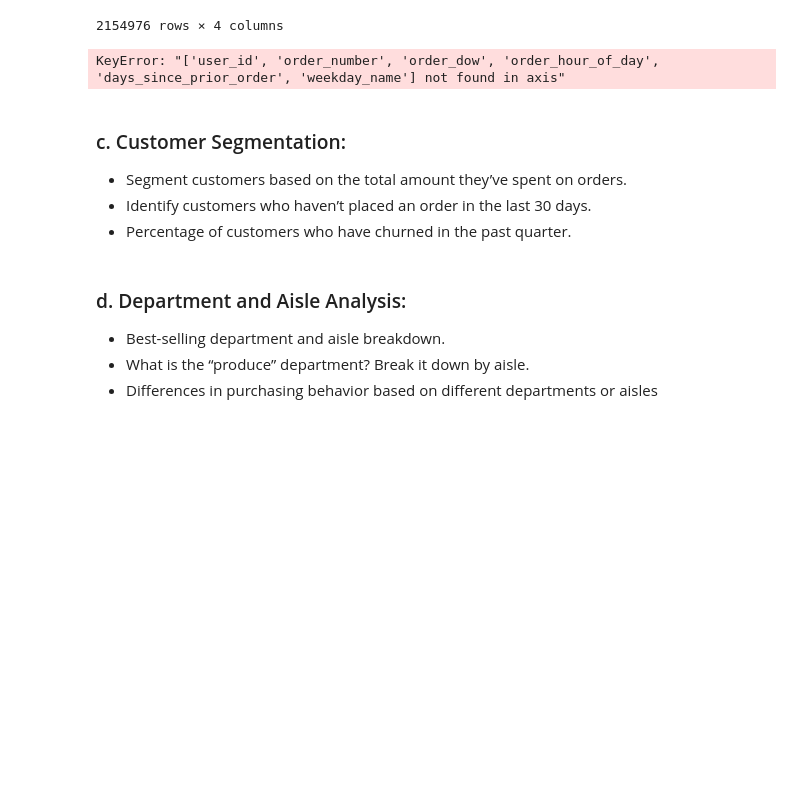
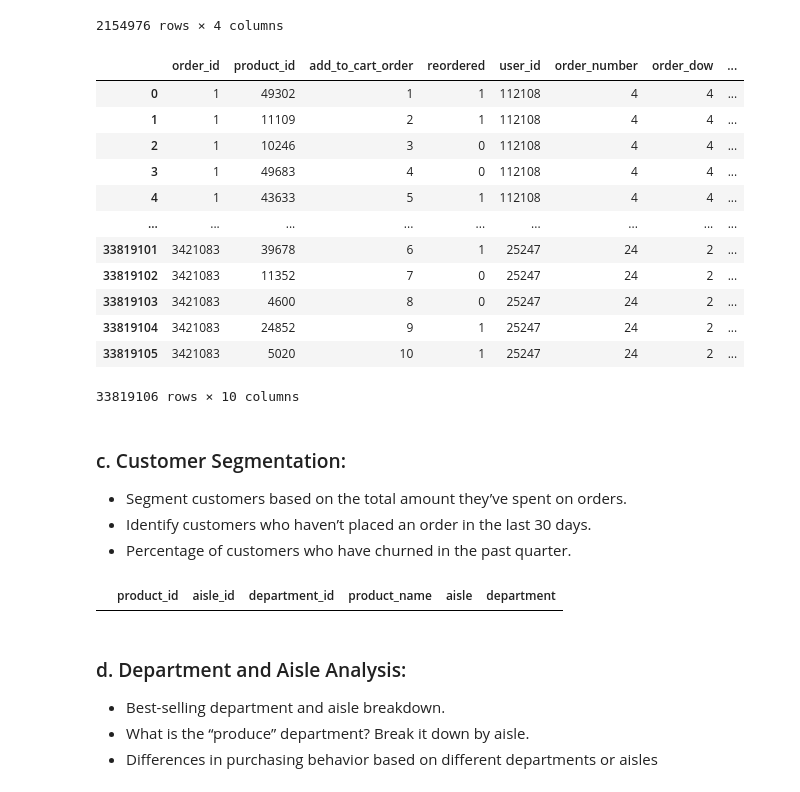
Before and after one commit to mbakr0/instacart-market, a Jupyter notebook: instacart-market.ipynb, the cells around one changed output. Saved outputs shown, nothing was run; the diff lists cells and outputs as text; code cells hidden in the pictures; blank space fills up the shorter version.

```diff
--- a/instacart-market.ipynb
+++ b/instacart-market.ipynb
@@ -528,7 +528,3 @@ order_products.query("add_to_cart_order == 2 & reordered == 1")
 | 33819074 | 3421080 | 4932 | 2 | 1 |
 | 33819090 | 3421082 | 12738 | 2 | 1 |
 2154976 rows × 4 columns
-# %%
-megred = order_products.merge(orders).drop(orders.columns[1:])
-# %% [output]
-KeyError: "['user_id', 'order_number', 'order_dow', 'order_hour_of_day', 'days_since_prior_order', 'weekday_name'] not found in axis"
@@ -537,10 +531,28 @@ megred
+# %%
+order_products.merge(orders)
+# %% [output]
+|  | order_id | product_id | add_to_cart_order | reordered | user_id | order_number | order_dow | ... |
+| 0 | 1 | 49302 | 1 | 1 | 112108 | 4 | 4 | ... |
+| 1 | 1 | 11109 | 2 | 1 | 112108 | 4 | 4 | ... |
+| 2 | 1 | 10246 | 3 | 0 | 112108 | 4 | 4 | ... |
+| 3 | 1 | 49683 | 4 | 0 | 112108 | 4 | 4 | ... |
+| 4 | 1 | 43633 | 5 | 1 | 112108 | 4 | 4 | ... |
+| ... | ... | ... | ... | ... | ... | ... | ... | ... |
+| 33819101 | 3421083 | 39678 | 6 | 1 | 25247 | 24 | 2 | ... |
+| 33819102 | 3421083 | 11352 | 7 | 0 | 25247 | 24 | 2 | ... |
+| 33819103 | 3421083 | 4600 | 8 | 0 | 25247 | 24 | 2 | ... |
+| 33819104 | 3421083 | 24852 | 9 | 1 | 25247 | 24 | 2 | ... |
+| 33819105 | 3421083 | 5020 | 10 | 1 | 25247 | 24 | 2 | ... |
+33819106 rows × 10 columns
 # %% [markdown]
 ### c. Customer Segmentation:
  - Segment customers based on the total amount they’ve spent on orders.
  - Identify customers who haven’t placed an order in the last 30 days.
  - Percentage of customers who have churned in the past quarter.
 # %%
-products.query("aisle.str.contains('chu')"
+products.query("aisle.str.contains('chu')")
+# %% [output]
+|  | product_id | aisle_id | department_id | product_name | aisle | department |
 # %% [markdown]
 ### d. Department and Aisle Analysis:
 
```
Also changed, not shown: parts of 2 cells of this notebook.
